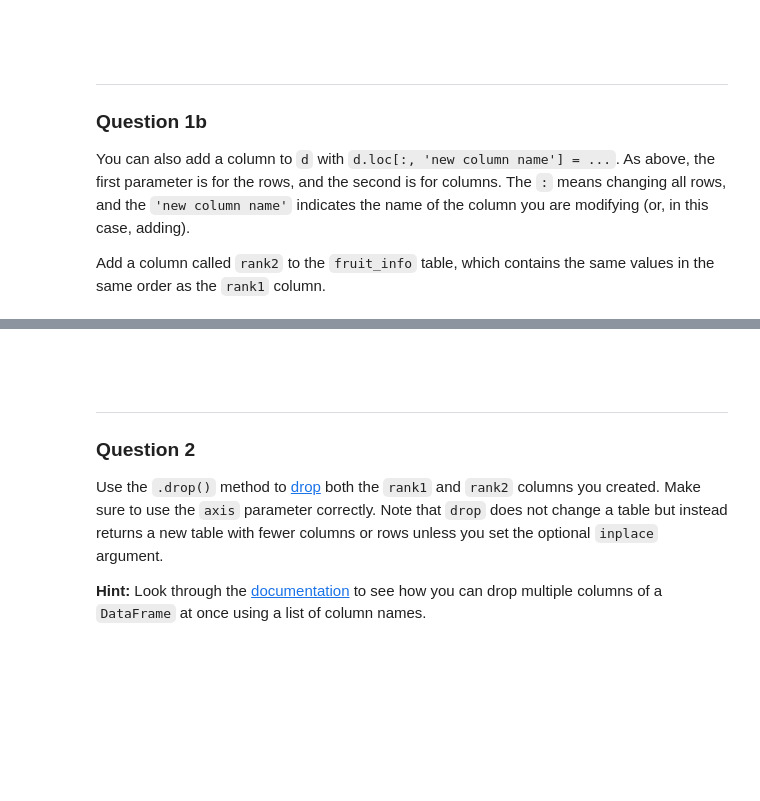
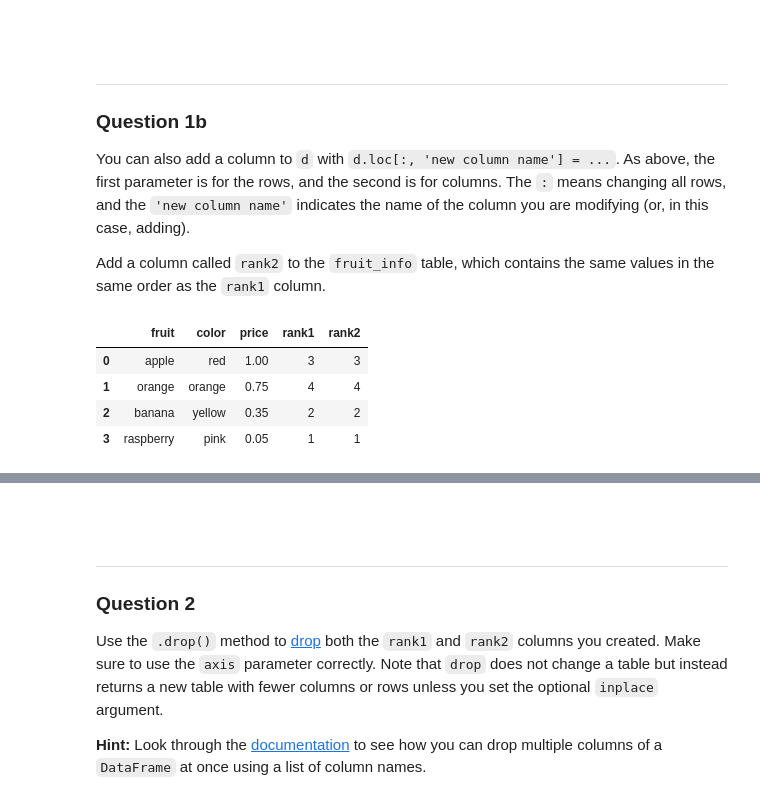
Before and after one commit to ac0033/sp25-student, a Jupyter notebook: lab/lab02A/lab02A.ipynb, the cells around one changed output, grey strips where cells are left out. Saved outputs shown, nothing was run; the diff lists cells and outputs as text; code cells hidden in the pictures; blank space fills up the shorter version.

```diff
--- a/lab/lab02A/lab02A.ipynb
+++ b/lab/lab02A/lab02A.ipynb
@@ -235,0 +345,3 @@ fruit_info
+# %%
+fruit_info['rank1'] = np.array([3, 4, 2, 1])
+fruit_info
@@ -251,2 +368,11 @@ fruit_info
+# %%
+fruit_info.loc[:, 'rank2'] = np.array([3, 4, 2, 1])
+fruit_info
+# %% [output]
+|  | fruit | color | price | rank1 | rank2 |
+| 0 | apple | red | 1.00 | 3 | 3 |
+| 1 | orange | orange | 0.75 | 4 | 4 |
+| 2 | banana | yellow | 0.35 | 2 | 2 |
+| 3 | raspberry | pink | 0.05 | 1 | 1 |
 # %%
 grader.check("q1b")
```
Also changed, not shown: parts of 55 cells of this notebook, 1 other file.
